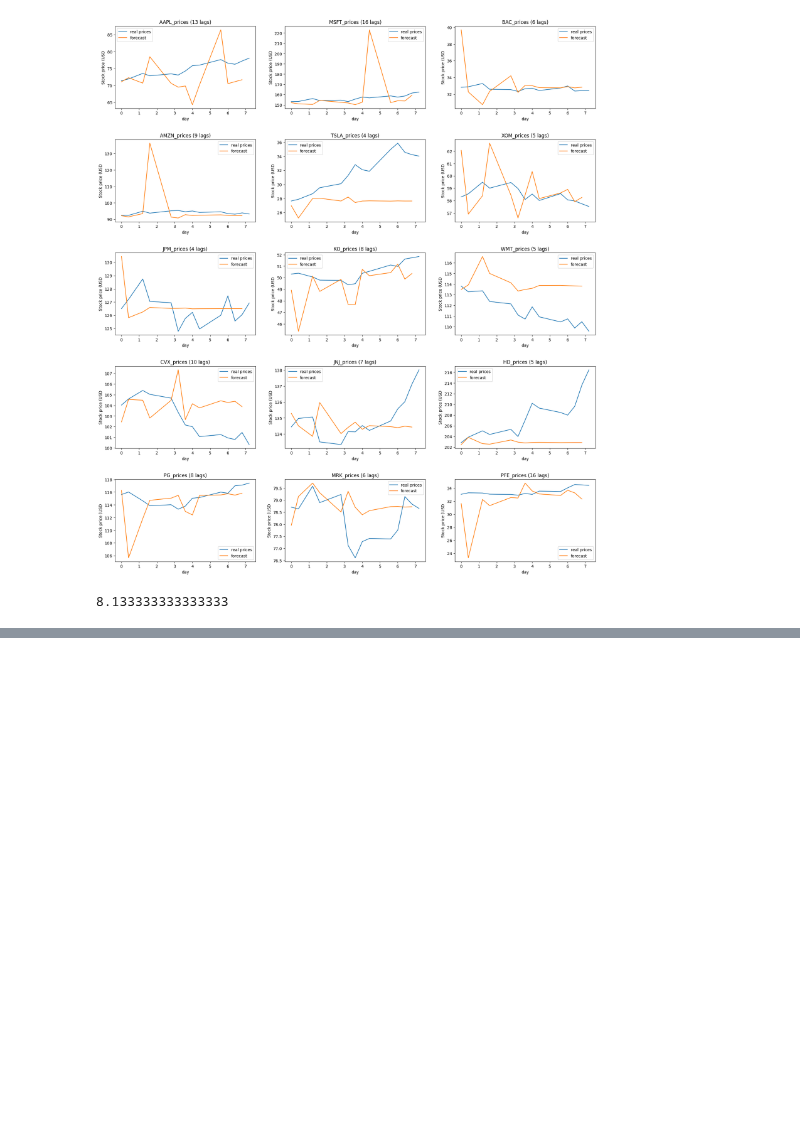
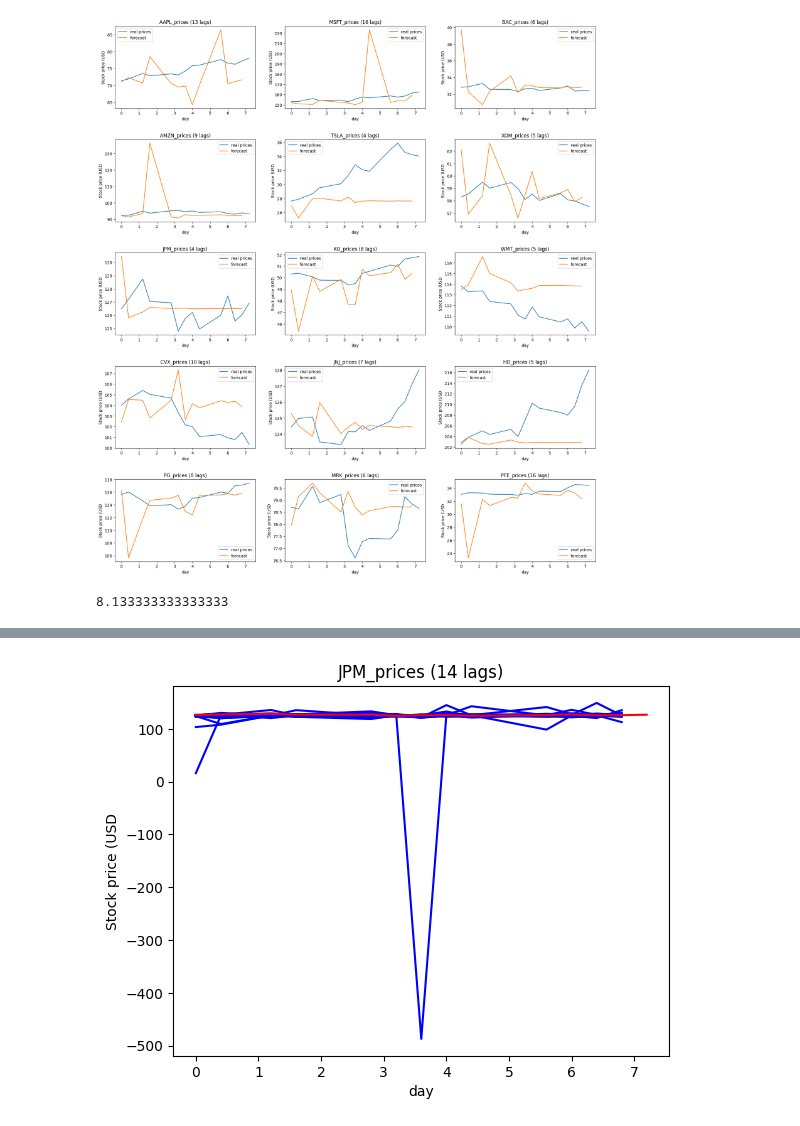
Before and after one commit to DerkNiessink/Project_SDA, a Jupyter notebook: src/Combined Stock Sentiment.ipynb, the cells around one changed output, grey strips where cells are left out. Drawn from its saved outputs; the diff is of its cells as text; code cells hidden in the pictures; blank space fills up the shorter version.

Commit message:
Used windows to average over several VAR predictions

```diff
--- a/src/Combined Stock Sentiment.ipynb
+++ b/src/Combined Stock Sentiment.ipynb
@@ -182,0 +185,3 @@ Test statistic Critical value p-value df
+# %%
+for result in results:
+    print(result.test_normality().summary())
@@ -251 +276,27 @@ def create_sliding_windows_of_timeseries(df, window_size):
     return list_of_windows_per_variable
+# %%
+# Sliding windows for AAPL
+windows = sliding_windows(merged_dfs[6], window_size = 80)
+windows_prices = windows[0]
+windows_sentiment = windows[1]
+# %%
+def VAR_model_windows(windows):
+    """Return a tuple containing a list of the VAR models of all windows and a list of
+    merged prices/sentiment dataframes."""
+
+    merged_windows = []
+    VAR_models = []
+    for window_prices, window_sentiments in zip(windows[0], windows[1]):
+        merged_window = pd.merge(window_prices, window_sentiments, left_index= True, right_index = True)
+        merged_windows.append(merged_window)
+        VAR_models.append(VAR(merged_window))
+
+    return VAR_models, merged_windows
+# %%
+var_models_windows, merged_windows = VAR_model_windows(windows)
+
+window_results = []
+for model in var_models_windows:
+    result = model.fit(14)
+    window_results.append(result)
+    print(result.summary())
@@ -251,0 +321,17 @@ def create_sliding_windows_of_timeseries(df, window_size):
+# %%
+
+forecasted_prices = []
+for result, merged_df in zip(window_results, merged_windows):
+    forecasted, real_prices = forecast(result, merged_df)
+    forecasted_prices.append(forecasted)
+    days = dt.date2num(real_prices.index)
+    days = [(t-days[0])/2.5 for t in days]
+    plt.plot(days, forecasted, label='forecast', color="blue")
+
+plt.plot(days, real_prices["Close"], label='real prices', color = "red")
+plt.title(f"{result.names[0]} ({result.k_ar} lags)" )
+plt.xlabel('day')
+plt.ylabel('Stock price (USD')
+plt.show()
+# %% [output]
+[figure, added]
```
Also changed, not shown: parts of 7 cells of this notebook.
